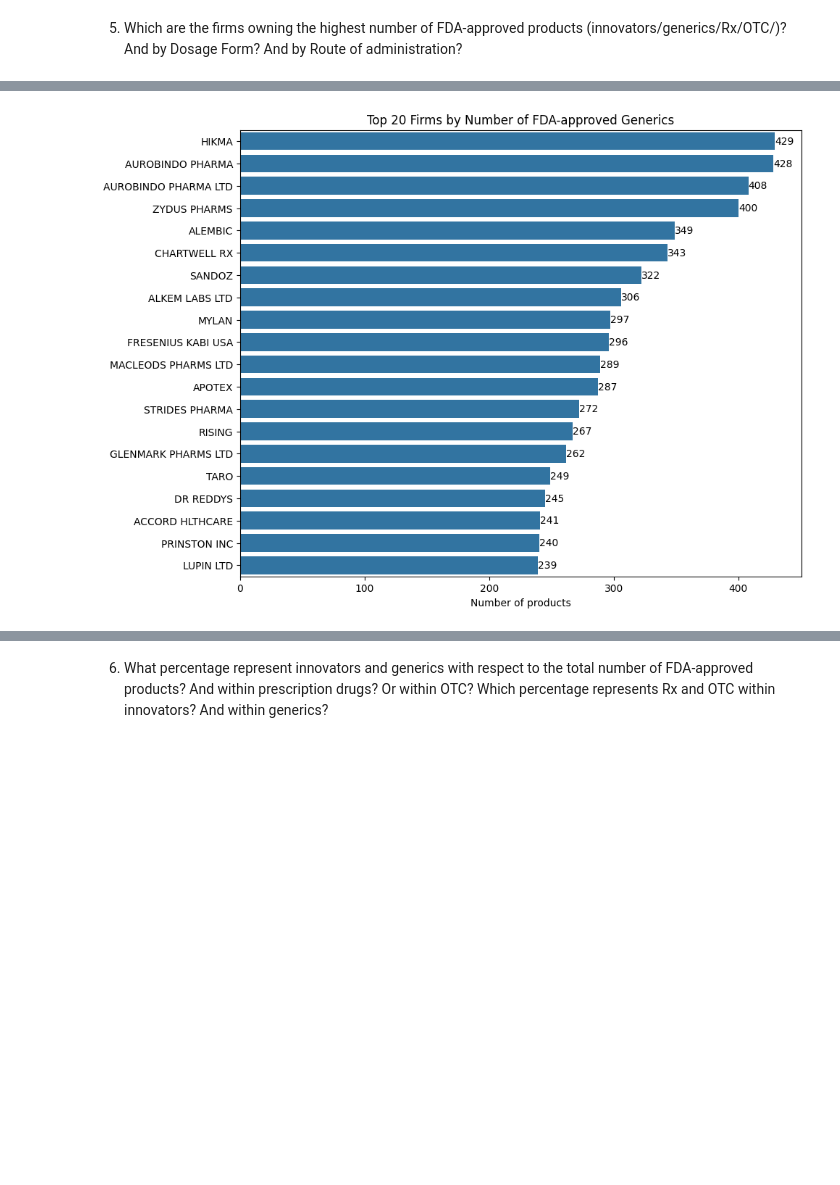
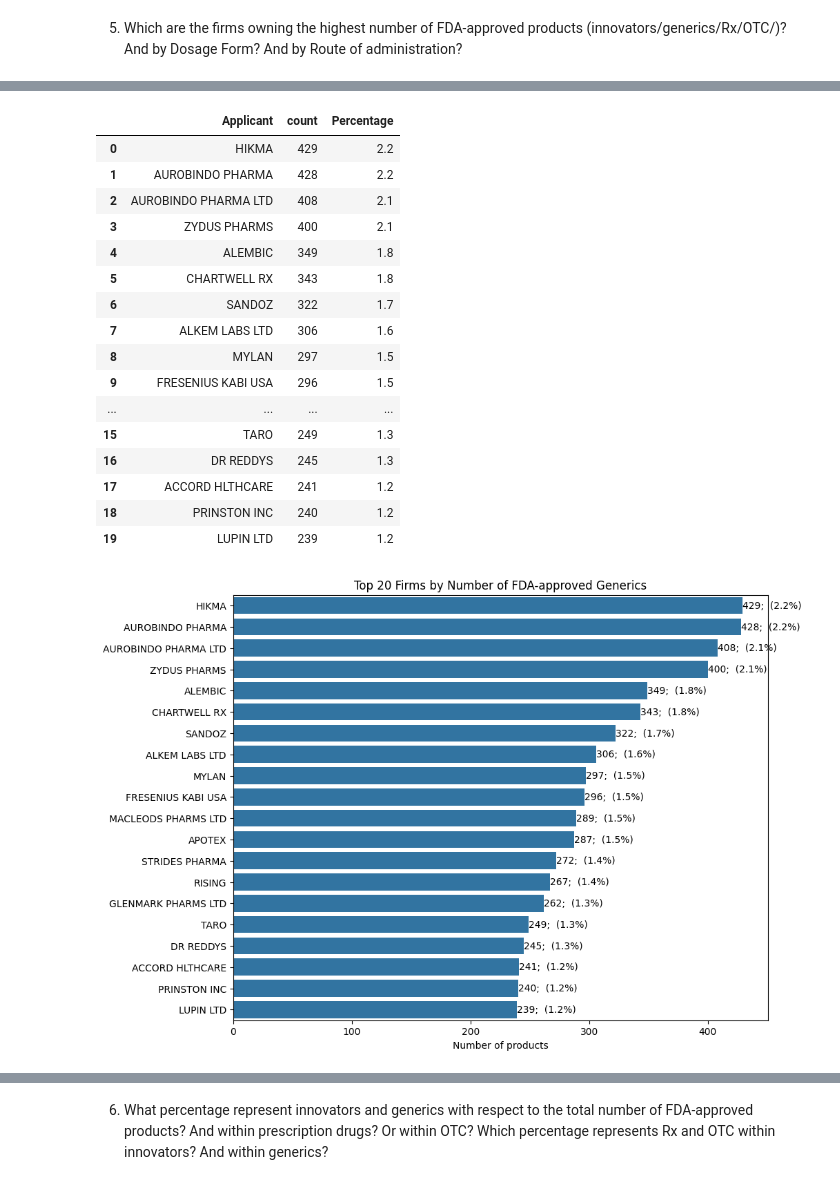
Before and after one commit to juanjomarcruz/FDA_Orange_Book_Project, a Jupyter notebook: 2_Jupyter_Notebooks/EDA_prod.ipynb, the cells around one changed output, grey strips where cells are left out. Cells and saved outputs as stored; diff of their text form; code cells hidden in the pictures; blank space fills up the shorter version.

```diff
--- a/2_Jupyter_Notebooks/EDA_prod.ipynb
+++ b/2_Jupyter_Notebooks/EDA_prod.ipynb
@@ -510,8 +659,12 @@ order = filtered_data.value_counts().nlargest(20).index #with value_counts, cate
 fig, ax = plt.subplots(figsize=(10,8))
 sns.countplot(data=pd.DataFrame(filtered_data),y='Dosage_Form', ax=ax, order=order)
 
-df = filtered_data.value_counts().nlargest(20).reset_index()  #we create a df to calculate percentages.
+df = filtered_data.value_counts().reset_index()  #we create a df to calculate percentages.
 df['Percentage']=round((df['count']/df['count'].sum())*100,1) #percentage calculation for each count.
+
+df = df.nlargest(20, columns='count')
+
+display(df)
 
 for container in ax.containers:
   ax.bar_label(container, labels= [f"{c}; ({p}%)" for c, p in zip(df['count'], df['Percentage'])] ) #now we use percentages as bar labels.
@@ -530,13 +700,17 @@ order = filtered_data.value_counts().nlargest(20).index #with value_counts, cate
 fig, ax = plt.subplots(figsize=(10,8))
 sns.countplot(data=pd.DataFrame(filtered_data),y='Dosage_Form', ax=ax, order=order)
 
-df = filtered_data.value_counts().nlargest(20).reset_index()  #we create a df to calculate percentages.
+df = filtered_data.value_counts().reset_index()  #we create a df to calculate percentages.
 df['Percentage']=round((df['count']/df['count'].sum())*100,1) #percentage calculation for each count.
+
+df = df.nlargest(20, columns='count')
+
+display(df)
 
 for container in ax.containers:
   ax.bar_label(container, labels= [f"{c}; ({p}%)" for c, p in zip(df['count'], df['Percentage'])] ) #now we use percentages as bar labels.
 
-plt.title('Top 20 Dosage Forms in FDA-approved Rx Drugs')
+plt.title('Top 20 Dosage Forms in FDA-approved OTC Drugs')
 plt.xlabel('Number of Products')
 plt.ylabel(None)
 plt.show()
@@ -565,18 +893,22 @@ plt.show()
 # %%
-filtered_data = df_prod_tr_cat.loc[df_prod_tr_cat['Type']=="Prescription",'Route'] #we filter the dataframe to obtain just the routes of FDA-approved Rx drugs.
+filtered_data = df_prod_tr_cat.loc[(df_prod_tr_cat['Type']!="Discontinued") & (df_prod_tr_cat['Appl_Type']=="Generic"),'Route'] #we filter the dataframe to obtain just the routes of FDA-approved Innovator drugs.
 
 order = filtered_data.value_counts().nlargest(20).index #with value_counts, categories are ordered by count. Then we extract the top 20 and finally we extract the index to obtain a list with the top 20 ordered categories.
 
 fig, ax = plt.subplots(figsize=(10,8))
 sns.countplot(data=pd.DataFrame(filtered_data),y='Route', ax=ax, order=order)
 
-df = filtered_data.value_counts().nlargest(20).reset_index()  #we create a df to calculate percentages.
+df = filtered_data.value_counts().reset_index()  #we create a df to calculate percentages.
 df['Percentage']=round((df['count']/df['count'].sum())*100,1) #percentage calculation for each count.
+
+df = df.nlargest(20, columns='count')
+
+display(df)
 
 for container in ax.containers:
   ax.bar_label(container, labels= [f"{c}; ({p}%)" for c, p in zip(df['count'], df['Percentage'])] ) #now we use count and percentages as bar labels. The zip formula is very useful to implement two different itterations in just one for loop.
 
-plt.title('Top 20 Administration Routes in FDA-approved Rx Drugs')
+plt.title('Top 20 Administration Routes in FDA-approved Generic Drugs')
 plt.xlabel('Number of Products')
 plt.ylabel(None)
 plt.show()
@@ -652,11 +941,15 @@ order = filtered_data.value_counts().nlargest(20).index
 fig, ax = plt.subplots(figsize=(10,8))
 sns.countplot(data=pd.DataFrame(filtered_data), y='Applicant', ax=ax, order=order)
 
-df = filtered_data.value_counts().nlargest(20).reset_index()
+df = filtered_data.value_counts().reset_index()  #we create a df to calculate percentages.
+df['Percentage']=round((df['count']/df['count'].sum())*100,1) #percentage calculation for each count.
 
+df = df.nlargest(20, columns='count')
+
+display(df)
 
 for container in ax.containers:
-  ax.bar_label(container, labels = (f"{c}" for c in df['count']))
+  ax.bar_label(container, labels = (f"{c};  ({p}%)" for c,p in zip(df['count'], df['Percentage'])))
 
 plt.xlabel("Number of products")
 plt.ylabel(None)
@@ -667,23 +977,44 @@ plt.show()
 # %%
 filtered_data = df_prod_tr_cat.loc[(df_prod_tr_cat['Appl_Type']=="Generic") & (df_prod_tr_cat['Type']!="Discontinued"), 'Applicant']
 
 order = filtered_data.value_counts().nlargest(20).index
 
 fig, ax = plt.subplots(figsize=(10,8))
 sns.countplot(data=pd.DataFrame(filtered_data), y='Applicant', ax=ax, order=order)
 
-df = filtered_data.value_counts().nlargest(20).reset_index()
+df = filtered_data.value_counts().reset_index()  #we create a df to calculate percentages.
+df['Percentage']=round((df['count']/df['count'].sum())*100,1) #percentage calculation for each count.
 
+df = df.nlargest(20, columns='count')
+
+display(df)
 
 for container in ax.containers:
-  ax.bar_label(container, labels = (f"{c}" for c in df['count']))
+  ax.bar_label(container, labels = (f"{c};  ({p}%)" for c,p in zip(df['count'], df['Percentage'])))
 
 plt.xlabel("Number of products")
 plt.ylabel(None)
 plt.title("Top 20 Firms by Number of FDA-approved Generics")
 plt.show()
 # %% [output]
+|  | Applicant | count | Percentage |
+| 0 | HIKMA | 429 | 2.2 |
+| 1 | AUROBINDO PHARMA | 428 | 2.2 |
+| 2 | AUROBINDO PHARMA LTD | 408 | 2.1 |
+| 3 | ZYDUS PHARMS | 400 | 2.1 |
+| 4 | ALEMBIC | 349 | 1.8 |
+| 5 | CHARTWELL RX | 343 | 1.8 |
+| 6 | SANDOZ | 322 | 1.7 |
+| 7 | ALKEM LABS LTD | 306 | 1.6 |
+| 8 | MYLAN | 297 | 1.5 |
+| 9 | FRESENIUS KABI USA | 296 | 1.5 |
+| ... | ... | ... | ... |
+| 15 | TARO | 249 | 1.3 |
+| 16 | DR REDDYS | 245 | 1.3 |
+| 17 | ACCORD HLTHCARE | 241 | 1.2 |
+| 18 | PRINSTON INC | 240 | 1.2 |
+| 19 | LUPIN LTD | 239 | 1.2 |
-[figure, old version]
+[figure, new version]
 # %%
 #We can see that the firm Aurobindo is repeated. We will substitute Aurobindo Pharma LTD by Aurobindo Pharma to have just one category for this firm:
 
```
Also changed, not shown: parts of 28 cells of this notebook, 3 other files.
